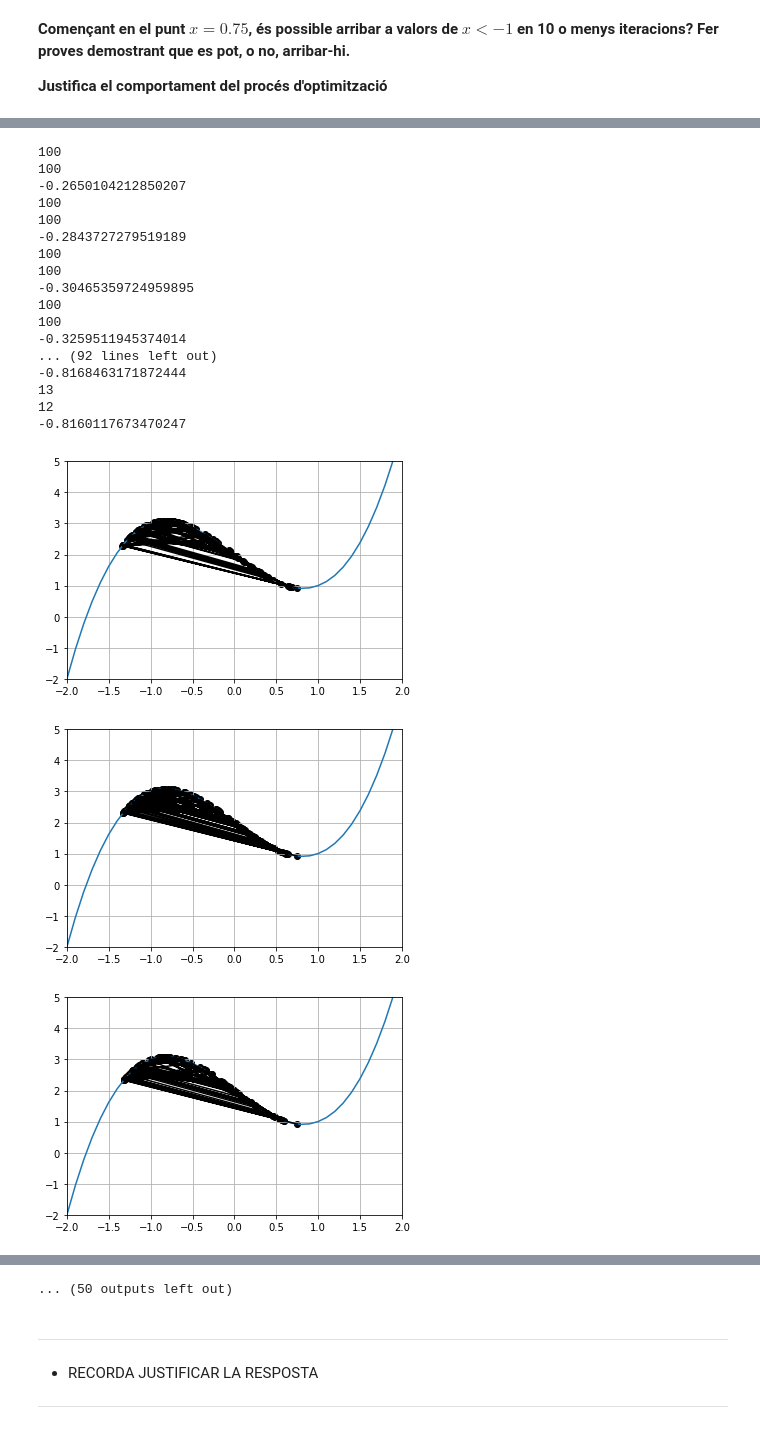
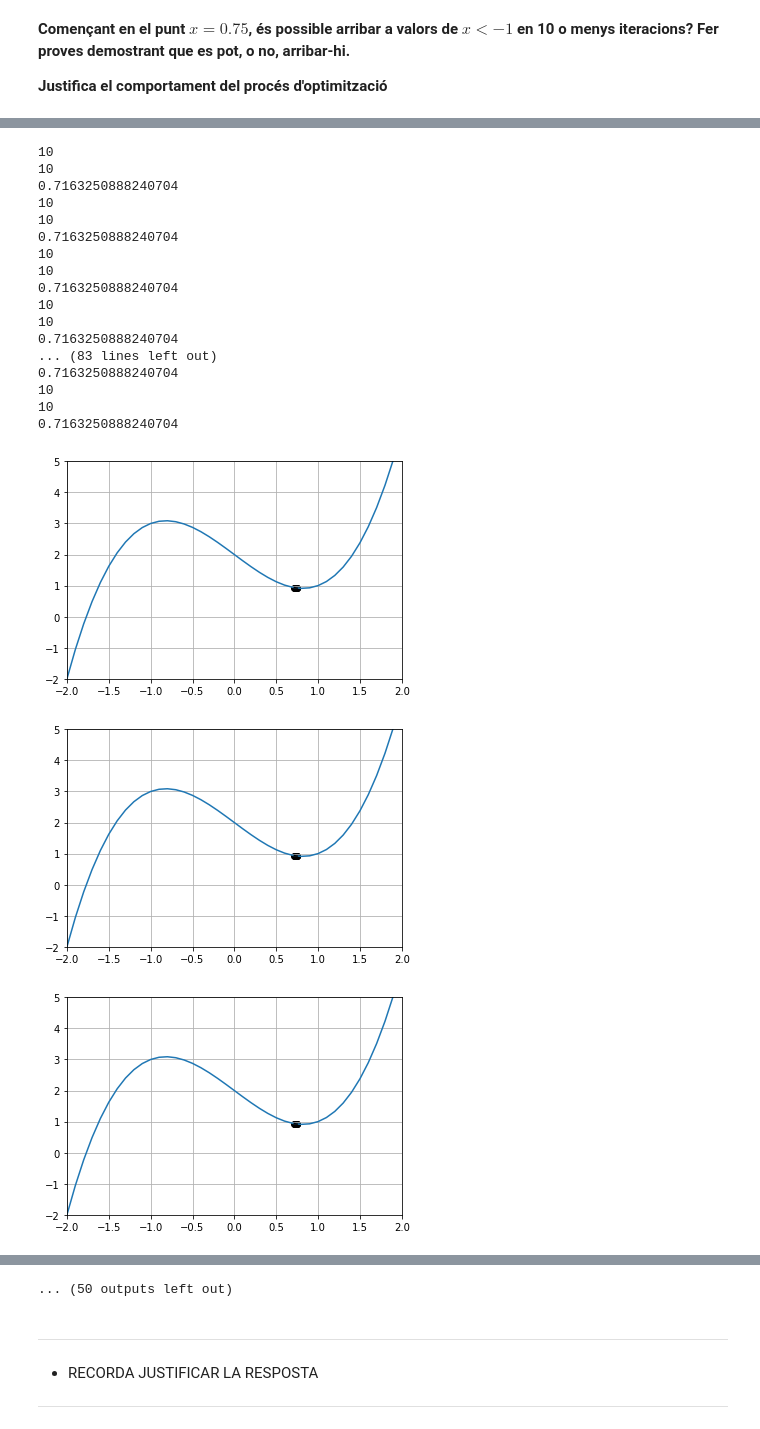
Before and after one commit to qijunJin/TNUI_19_01, a Jupyter notebook: FindMinimum.ipynb, the cells around one changed output, grey strips where cells are left out. Drawn from its saved outputs; the diff is of its cells as text; code cells hidden in the pictures.

```diff
--- a/FindMinimum.ipynb
+++ b/FindMinimum.ipynb
@@ -187,7 +187,7 @@ if __name__ == '__main__':
 
     i = -0.6
     while i < -0.3:
-        points, minimum = gradient_descend_1d(df2, 0.75, i)
+        points, minimum = gradient_descend_1d(df2, 0.75, -0.01,1e-3,10)
 
 
         fig = plt.figure()
@@ -217,20 +217,20 @@ if __name__ == '__main__':
-100
-100
--0.2650104212850207
-100
-100
--0.2843727279519189
-100
-100
--0.30465359724959895
-100
-100
--0.3259511945374014
-... (92 lines left out)
--0.8168463171872444
-13
-12
--0.8160117673470247
+10
+10
+0.7163250888240704
+10
+10
+0.7163250888240704
+10
+10
+0.7163250888240704
+10
+10
+0.7163250888240704
+... (83 lines left out)
+0.7163250888240704
+10
+10
+0.7163250888240704
-[figure, old version]
+[figure, new version]
-[figure, old version]
+[figure, new version]
-[figure, old version]
+[figure, new version]
```
Also changed, not shown: parts of 19 cells of this notebook.
